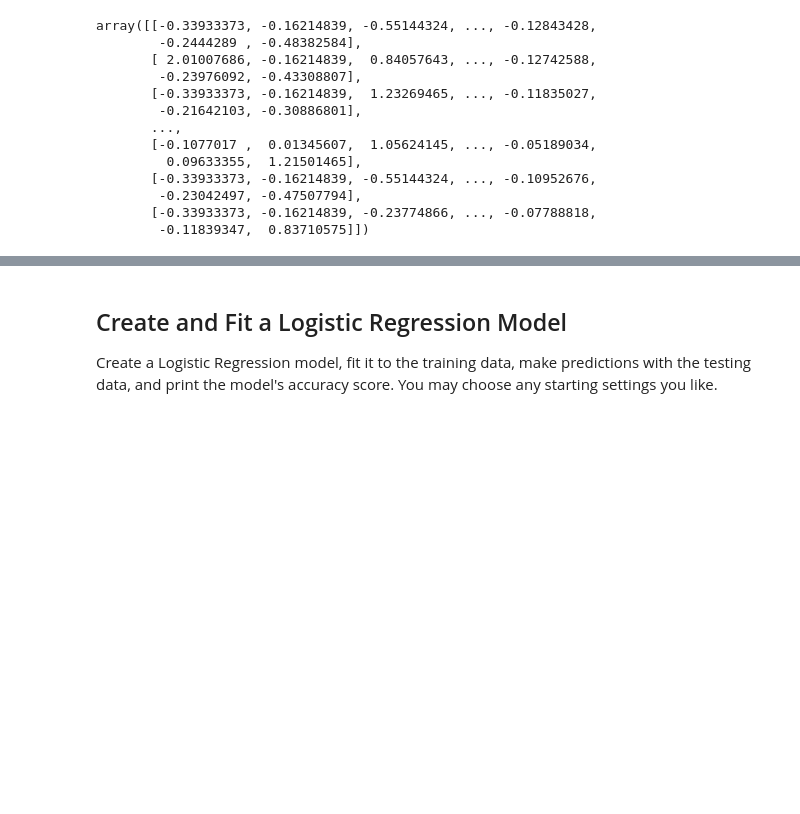
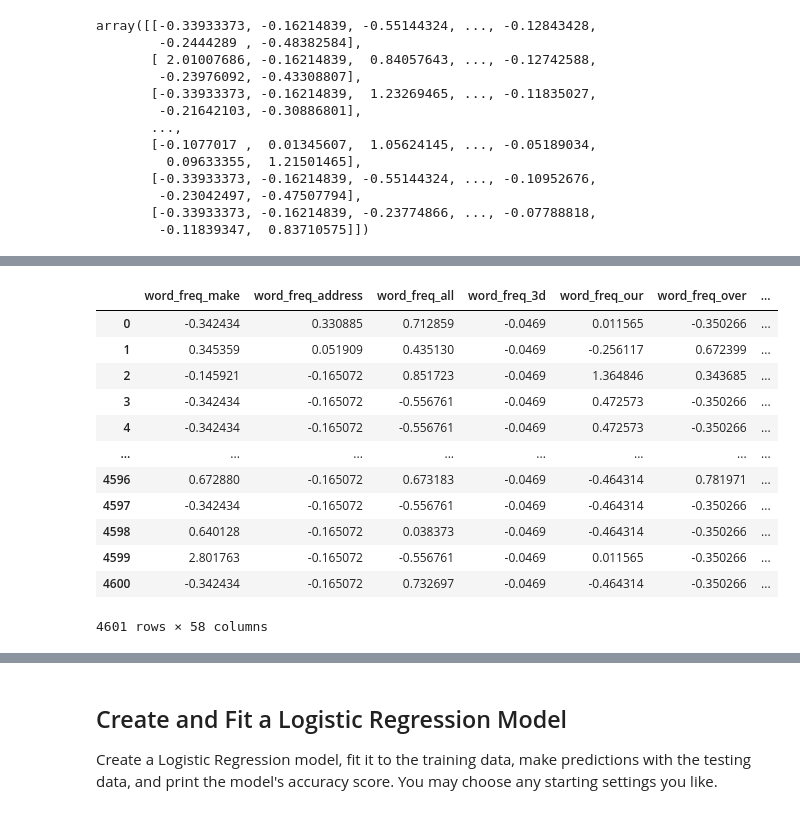
Before and after one commit to chinnamanaidu/classification-challenge, a Jupyter notebook: spam_detector.ipynb, the cells around one changed output, grey strips where cells are left out. Cells and saved outputs as stored; diff of their text form; code cells hidden in the pictures; blank space fills up the shorter version.

```diff
--- a/spam_detector.ipynb
+++ b/spam_detector.ipynb
@@ -202,0 +222,74 @@ array([[-0.33933373, -0.16214839, -0.55144324, ..., -0.12843428,
+# %%
+# Creating a model and prediction using kmeans
+spam_scaled_sales_df=pd.DataFrame(data_train_scaled, columns =['word_freq_make',
+'word_freq_address',
+'word_freq_all',
+'word_freq_3d',
+'word_freq_our',
+'word_freq_over',
+'word_freq_remove',
+'word_freq_internet',
+'word_freq_order',
+'word_freq_mail',
+'word_freq_receive',
+'word_freq_will',
+'word_freq_people',
+'word_freq_report',
+'word_freq_addresses',
+'word_freq_free',
+'word_freq_business',
+'word_freq_email',
+'word_freq_you',
+'word_freq_credit',
+'word_freq_your',
+'word_freq_font',
+'word_freq_000',
+'word_freq_money',
+'word_freq_hp',
+'word_freq_hpl',
+'word_freq_george',
+'word_freq_650',
+'word_freq_lab',
+'word_freq_labs',
+'word_freq_telnet',
+'word_freq_857',
+'word_freq_data',
+'word_freq_415',
+'word_freq_85',
+'word_freq_technology',
+'word_freq_1999',
+'word_freq_parts',
+'word_freq_pm',
+'word_freq_direct',
+'word_freq_cs',
+'word_freq_meeting',
+'word_freq_original',
+'word_freq_project',
+'word_freq_re',
+'word_freq_edu',
+'word_freq_table',
+'word_freq_conference',
+'char_freq_;',
+'char_freq_(',
+'char_freq_[',
+'char_freq_!',
+'char_freq_$',
+'char_freq_#',
+'capital_run_length_average',
+'capital_run_length_longest',
+'capital_run_length_total','spam'])
+spam_scaled_sales_df
+# %% [output]
+|  | word_freq_make | word_freq_address | word_freq_all | word_freq_3d | word_freq_our | word_freq_over | ... |
+| 0 | -0.342434 | 0.330885 | 0.712859 | -0.0469 | 0.011565 | -0.350266 | ... |
+| 1 | 0.345359 | 0.051909 | 0.435130 | -0.0469 | -0.256117 | 0.672399 | ... |
+| 2 | -0.145921 | -0.165072 | 0.851723 | -0.0469 | 1.364846 | 0.343685 | ... |
+| 3 | -0.342434 | -0.165072 | -0.556761 | -0.0469 | 0.472573 | -0.350266 | ... |
+| 4 | -0.342434 | -0.165072 | -0.556761 | -0.0469 | 0.472573 | -0.350266 | ... |
+| ... | ... | ... | ... | ... | ... | ... | ... |
+| 4596 | 0.672880 | -0.165072 | 0.673183 | -0.0469 | -0.464314 | 0.781971 | ... |
+| 4597 | -0.342434 | -0.165072 | -0.556761 | -0.0469 | -0.464314 | -0.350266 | ... |
+| 4598 | 0.640128 | -0.165072 | 0.038373 | -0.0469 | -0.464314 | -0.350266 | ... |
+| 4599 | 2.801763 | -0.165072 | -0.556761 | -0.0469 | 0.011565 | -0.350266 | ... |
+| 4600 | -0.342434 | -0.165072 | 0.732697 | -0.0469 | -0.464314 | -0.350266 | ... |
+4601 rows × 58 columns
```
Also changed, not shown: parts of 12 cells of this notebook.
